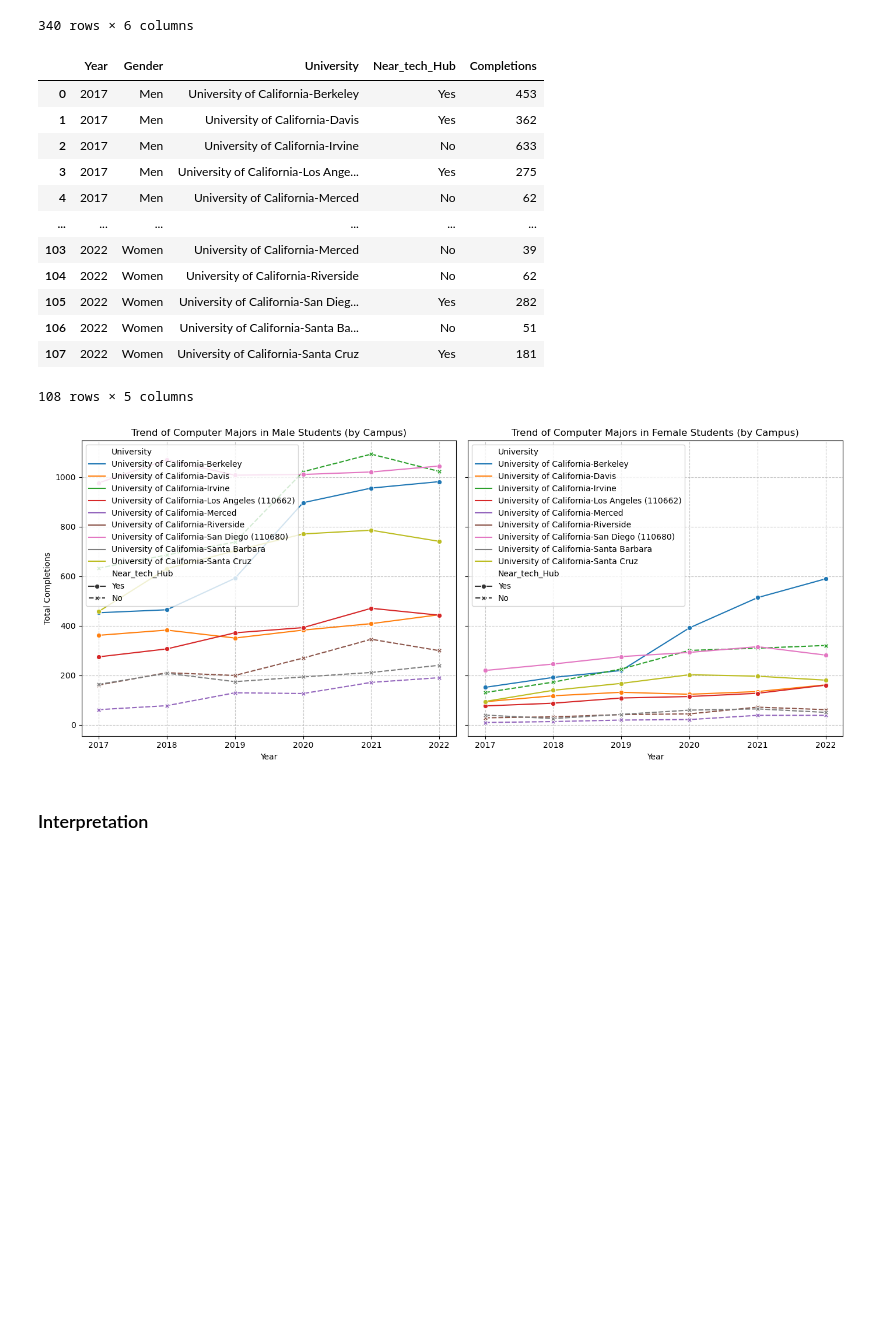
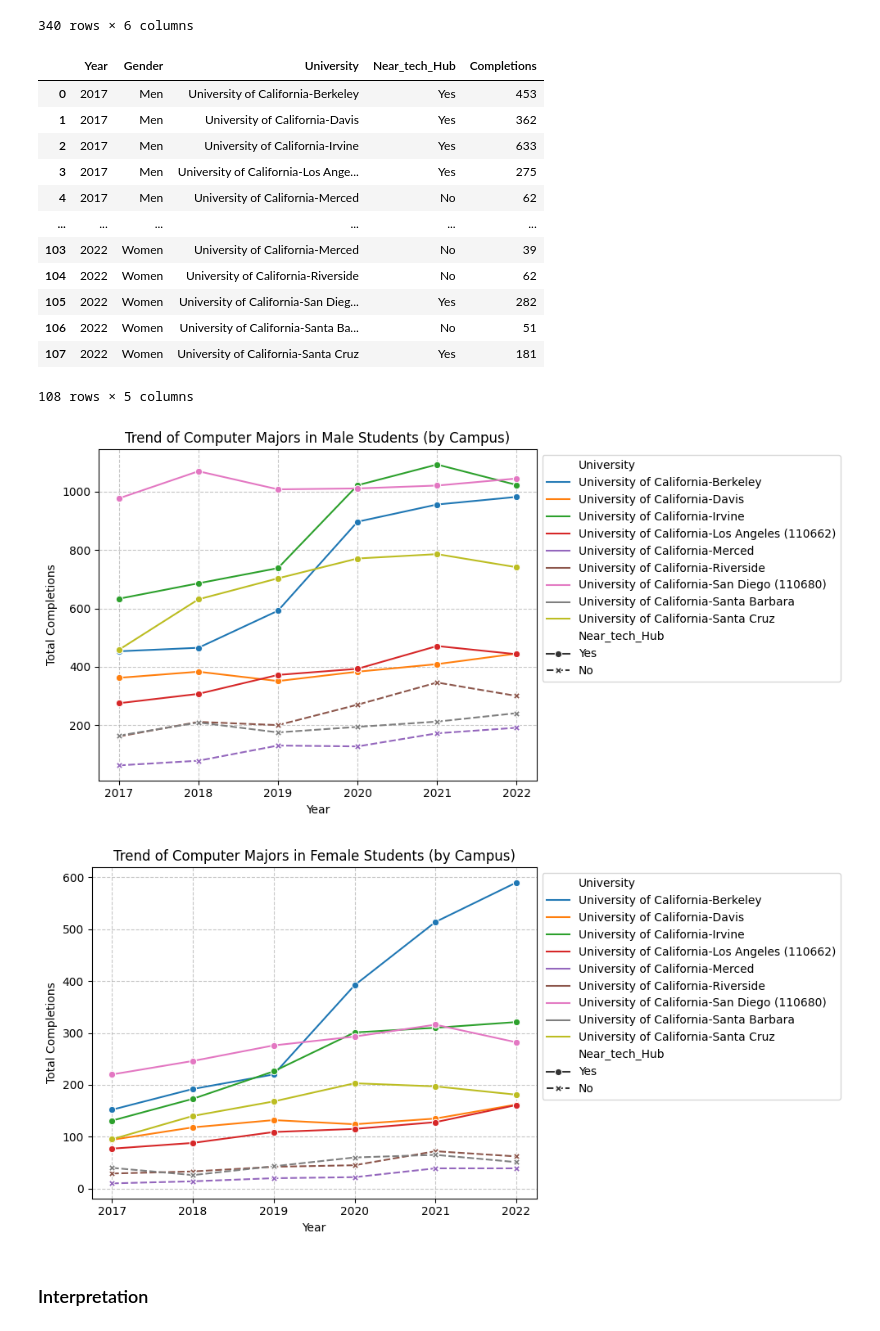
Before and after one commit to amelialei/UC-CS-Analysis, a Jupyter notebook: MATH189_final_project.ipynb, the cells around one changed output. Saved outputs shown, nothing was run; the diff lists cells and outputs as text; code cells hidden in the pictures; blank space fills up the shorter version.

```diff
--- a/MATH189_final_project.ipynb
+++ b/MATH189_final_project.ipynb
@@ -301,8 +303,8 @@ sns.lineplot(data=gender_yearly_trend, x='Year', y='Completions', hue='Gender',
 # %%
 tech_hub_universities = ["University of California-Berkeley", "University of California-San Diego (110680)",
                           "University of California-Davis", "University of California-Santa Cruz",
-                          "University of California-Los Angeles (110662)"]
-non_tech_hub_universities = ["University of California-Irvine", "University of California-Santa Barbara",
+                          "University of California-Los Angeles (110662)", "University of California-Irvine"]
+non_tech_hub_universities = ["University of California-Santa Barbara",
                               "University of California-Merced", "University of California-Riverside"]
 
 df_cs['Near_tech_Hub'] = df_cs['University'].apply(lambda x: "Yes" if x in tech_hub_universities else "No")
@@ -426,7 +428,7 @@ uc_trend
 |  | Year | Gender | University | Near_tech_Hub | Completions |
 | 0 | 2017 | Men | University of California-Berkeley | Yes | 453 |
 | 1 | 2017 | Men | University of California-Davis | Yes | 362 |
-| 2 | 2017 | Men | University of California-Irvine | No | 633 |
+| 2 | 2017 | Men | University of California-Irvine | Yes | 633 |
 | 3 | 2017 | Men | University of California-Los Ange... | Yes | 275 |
 | 4 | 2017 | Men | University of California-Merced | No | 62 |
 | ... | ... | ... | ... | ... | ... |
@@ -439,28 +441,31 @@ uc_trend
 # %%
 male_data = uc_trend[uc_trend['Gender'] == "Men"]
 female_data = uc_trend[uc_trend['Gender'] == "Women"]
 
-fig, axes = plt.subplots(1, 2, figsize=(14, 6), sharey=True)
-
 # Plot for Male Students
-sns.lineplot(data=male_data, x='Year', y='Completions', hue='University', style='Near_tech_Hub', markers=True, ax=axes[0])
-axes[0].set_title("Trend of Computer Majors in Male Students (by Campus)")
-axes[0].set_xlabel("Year")
-axes[0].set_ylabel("Total Completions")
-axes[0].grid(True, linestyle="--", alpha=0.7)
+plt.figure(figsize=(10, 5))
+sns.lineplot(data=male_data, x='Year', y='Completions', hue='University', style='Near_tech_Hub', markers=True)
+plt.title("Trend of Computer Majors in Male Students (by Campus)")
+plt.xlabel("Year")
+plt.ylabel("Total Completions")
+plt.grid(True, linestyle="--", alpha=0.7)
+plt.legend(loc='upper left', bbox_to_anchor=(1, 1))  # Moves legend outside the plot
+plt.tight_layout()
+plt.show()
 
 # Plot for Female Students
-sns.lineplot(data=female_data, x='Year', y='Completions', hue='University', style='Near_tech_Hub', markers=True, ax=axes[1])
-axes[1].set_title("Trend of Computer Majors in Female Students (by Campus)")
-axes[1].set_xlabel("Year")
-axes[1].set_ylabel("Total Completions")
-axes[1].grid(True, linestyle="--", alpha=0.7)
-
-# Display the plots
+plt.figure(figsize=(10, 5))
+sns.lineplot(data=female_data, x='Year', y='Completions', hue='University', style='Near_tech_Hub', markers=True)
+plt.title("Trend of Computer Majors in Female Students (by Campus)")
+plt.xlabel("Year")
+plt.ylabel("Total Completions")
+plt.grid(True, linestyle="--", alpha=0.7)
+plt.legend(loc='upper left', bbox_to_anchor=(1, 1))  # Moves legend outside the plot
 plt.tight_layout()
 plt.show()
 # %% [output]
-[figure, old version]
+[figure, new version]
+[figure, added]
 # %% [markdown]
 ### Interpretation
 # %% [markdown]
```
Also changed, not shown: parts of 25 cells of this notebook.
